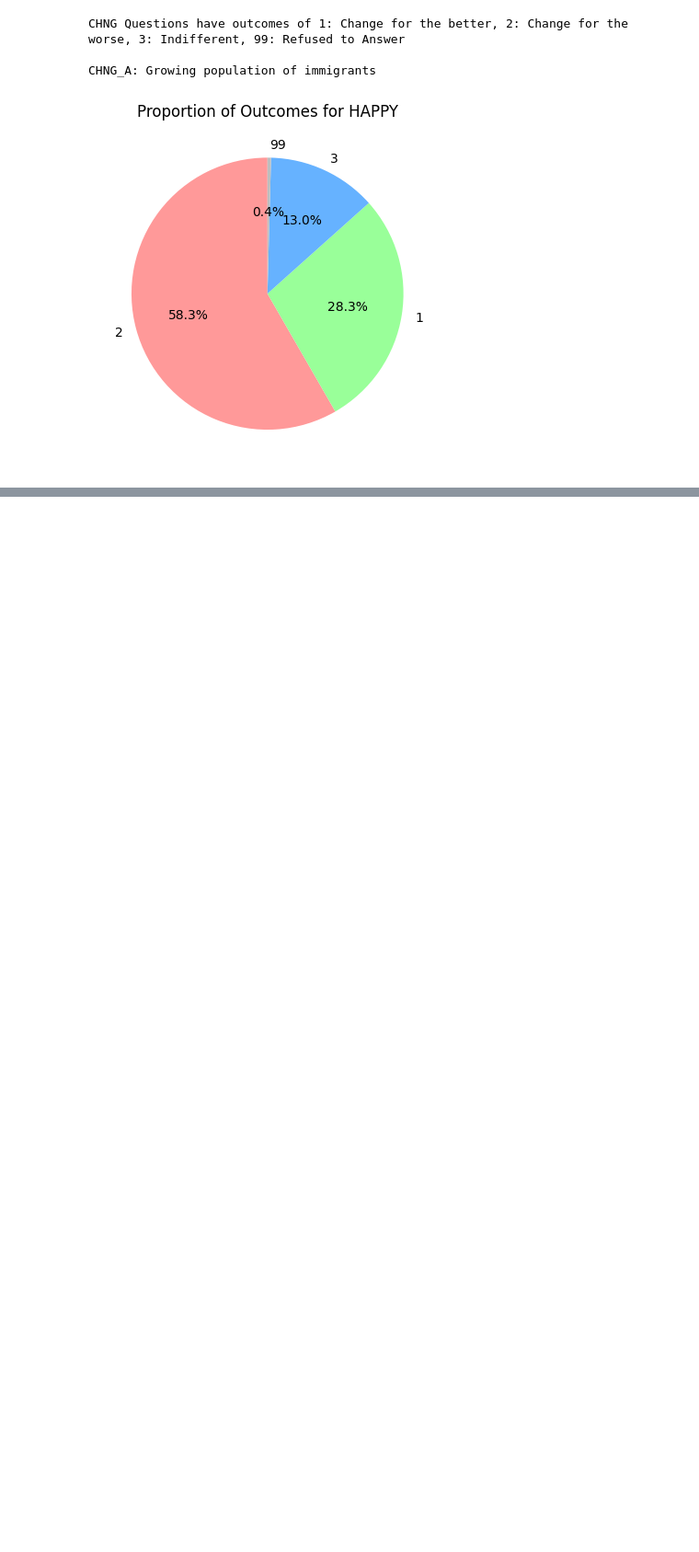
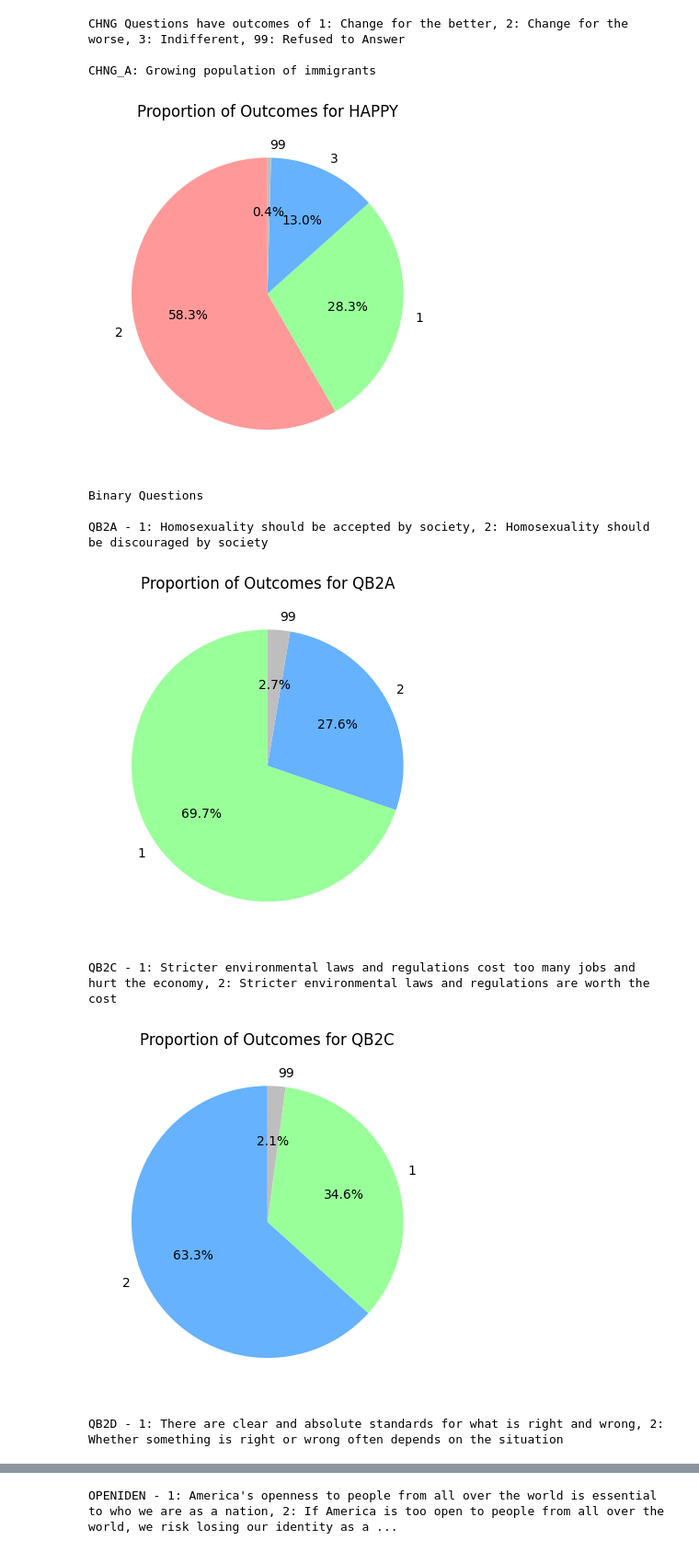
Before and after one commit to jak521/dsci441_project, a Jupyter notebook: code.ipynb, the cells around one changed output, grey strips where cells are left out. Shown at 92% size. Cells and saved outputs as stored; diff of their text form; code cells hidden in the pictures; blank space fills up the shorter version.

Commit message:
poor assist pie chart

```diff
--- a/code.ipynb
+++ b/code.ipynb
@@ -185,3 +185,41 @@ CHNG Questions have outcomes of 1: Change for the better, 2: Change for the wors
 
 CHNG_A: Growing population of immigrants
 [figure]
+# %%
+import matplotlib.pyplot as plt
+
+color_map = {1: '#99FF99',  # green
+             2: '#66B2FF',  # blue
+             99: '#BEBEBE'}  # grey
+
+# Function to plot pie chart for a specific feature
+def plot_pie_chart(data, feature_name):
+    # Calculate the proportions
+    value_counts = data[feature_name].value_counts()
+
+    # Assign colors based on the defined color_map
+    colors = [color_map.get(val, '#FFFFFF') for val in value_counts.index]
+
+    # Plot the pie chart
+    plt.pie(value_counts, labels=value_counts.index, colors=colors, autopct='%1.1f%%', startangle=90)
+    plt.title(f'Proportion of Outcomes for {feature_name}')
+    plt.show()
+
+# Plot pie charts for CHNG_A, CHNG_B, and CHNG_C
+print('Binary Questions \n')
+print('QB2A - 1: Homosexuality should be accepted by society, 2: Homosexuality should be discouraged by society \n')
+plot_pie_chart(df, 'QB2A')
+print('QB2C - 1: Stricter environmental laws and regulations cost too many jobs and hurt the economy, 2: Stricter environmental laws and regulations are worth the cost \n')
+plot_pie_chart(df, 'QB2C')
+print('QB2D - 1: There are clear and absolute standards for what is right and wrong, 2: Whether something is right or wrong often depends on the situation')
+plot_pie_chart(df, 'QB2D')
+print('OPENIDEN - 1: America\'s openness to people from all over the world is essential to who we are as a nation, 2: If America is too open to people from all over the world, we risk losing our identity as a nation')
+plot_pie_chart(df, 'OPENIDEN')
+# %% [output]
+Binary Questions
+
+QB2A - 1: Homosexuality should be accepted by society, 2: Homosexuality should be discouraged by society
+[figure, added]
+QB2C - 1: Stricter environmental laws and regulations cost too many jobs and hurt the economy, 2: Stricter environmental laws and regulations are worth the cost
+[figure, added]
+QB2D - 1: There are clear and absolute standards for what is right and wrong, 2: Whether something is right or wrong often depends on the situation
@@ -187,0 +227 @@ CHNG_A: Growing population of immigrants
+OPENIDEN - 1: America's openness to people from all over the world is essential to who we are as a nation, 2: If America is too open to people from all over the world, we risk losing our identity as a ...
```
Also changed, not shown: parts of 2 cells of this notebook.
